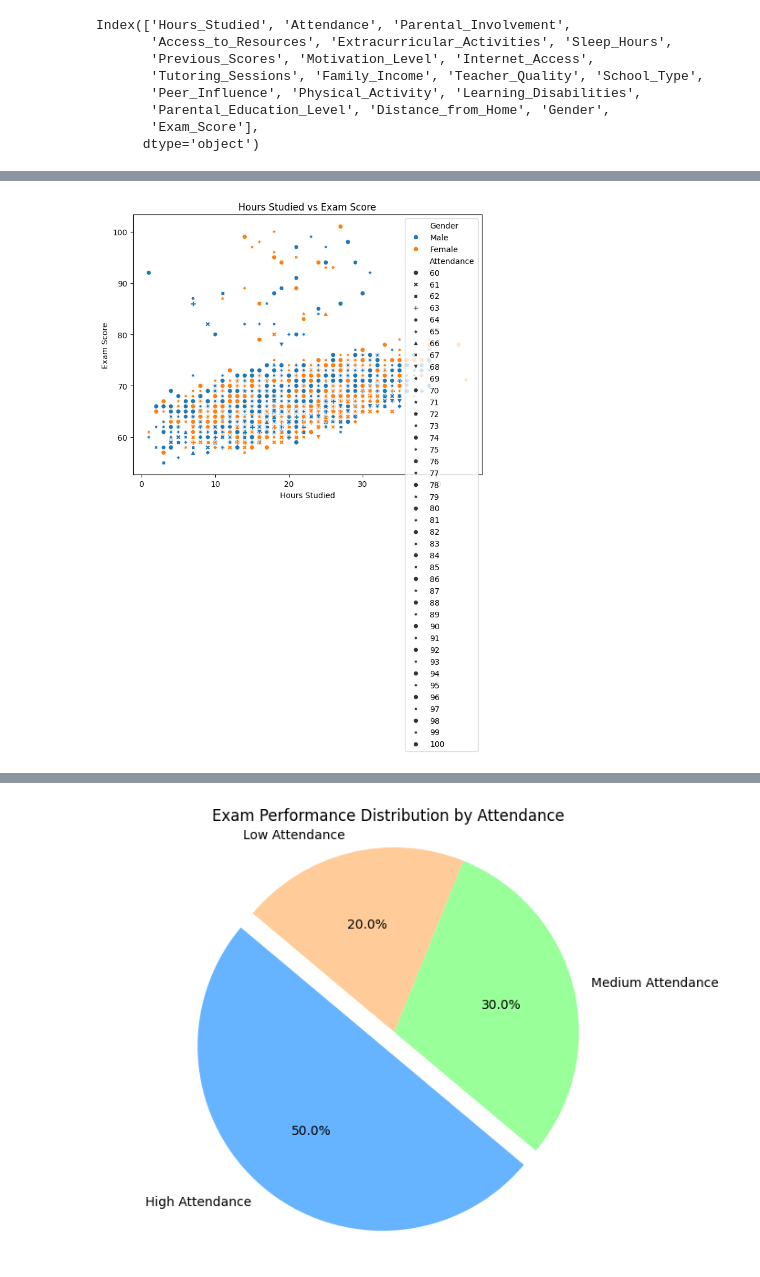
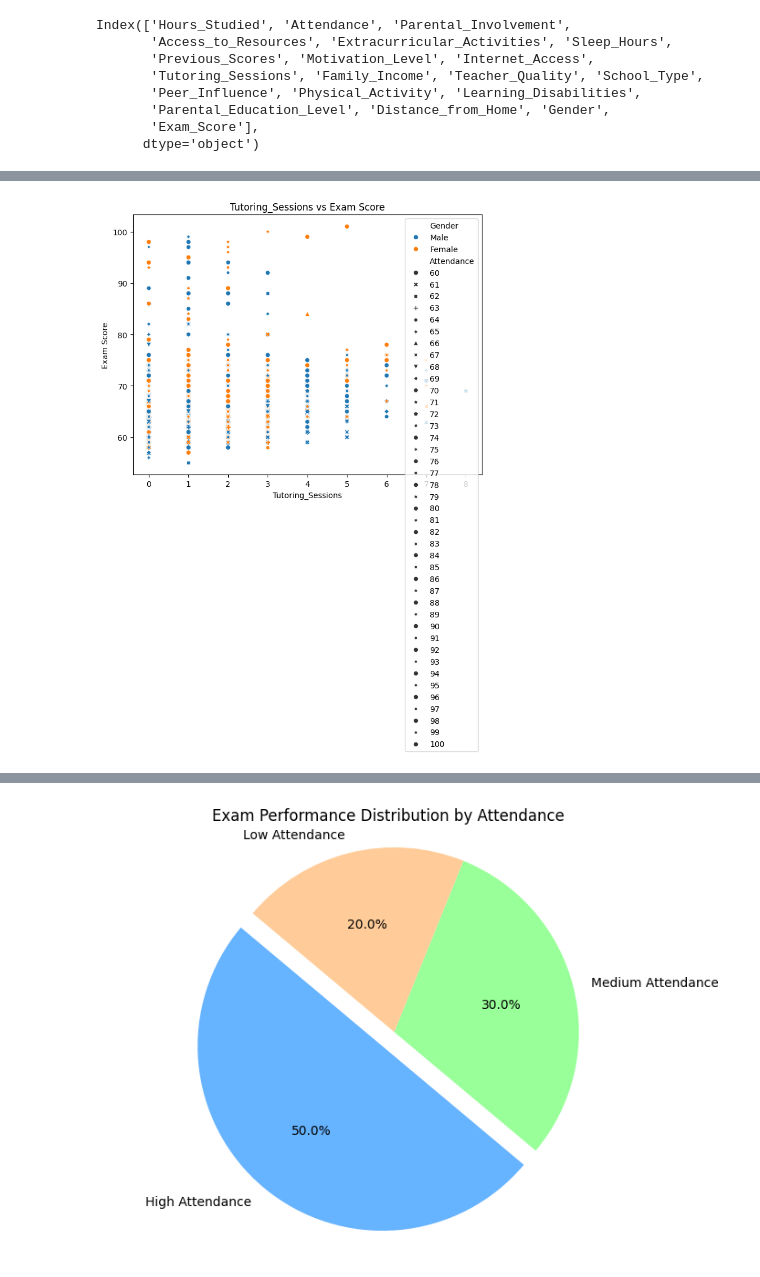
Before and after one commit to ANJANAMB1/Project, a Jupyter notebook: Student.ipynb, the cells around one changed output, grey strips where cells are left out. Cells and saved outputs as stored; diff of their text form; code cells hidden in the pictures.

```diff
--- a/Student.ipynb
+++ b/Student.ipynb
@@ -255,11 +242,11 @@ for bars in ax.containers:
 # %%
- # Hours Studied vs Exam Performance
+ # Tutoring Sessions vs Exam Performance
 plt.figure(figsize=(8, 6))
-sns.scatterplot(data=df, x='Hours_Studied', y='Exam_Score', hue='Gender', style='Attendance')
-plt.title("Hours Studied vs Exam Score")
-plt.xlabel("Hours Studied")
+sns.scatterplot(data=df, x='Tutoring_Sessions', y='Exam_Score', hue='Gender', style='Attendance')
+plt.title("Tutoring_Sessions vs Exam Score")
+plt.xlabel("Tutoring_Sessions")
 plt.ylabel("Exam Score")
 plt.legend()
 plt.show()
 # %% [output]
-[figure, old version]
+[figure, new version]
```
Also changed, not shown: parts of 19 cells of this notebook.
